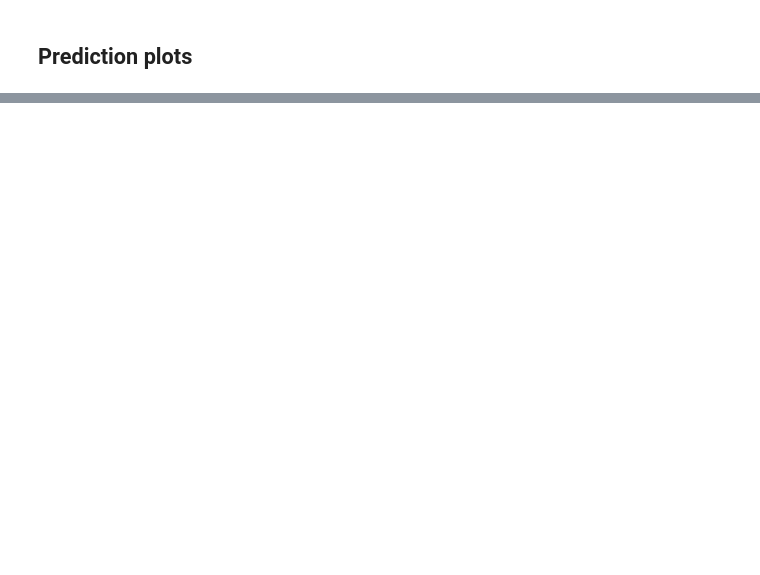
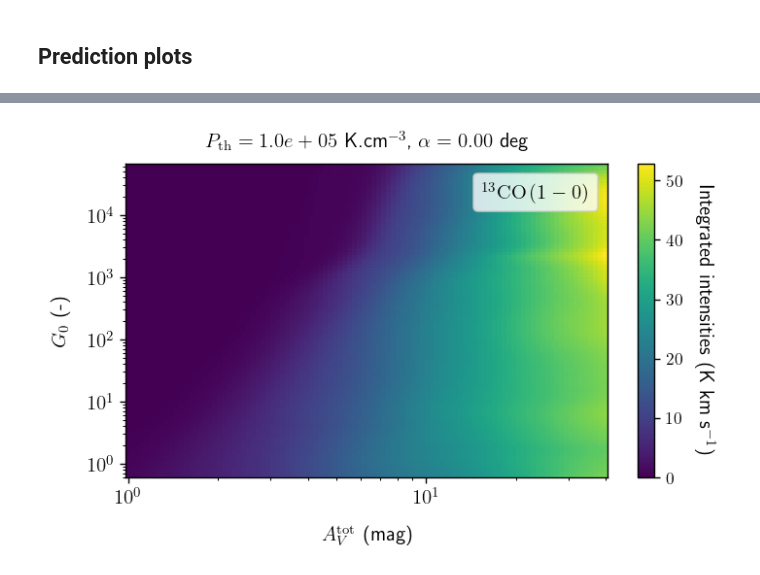
Before and after one commit to einigl/iram-30m-emir-obs-info, a Jupyter notebook: examples/meudonpdr.ipynb, the cells around one changed output, grey strips where cells are left out. Saved outputs shown, nothing was run; the diff lists cells and outputs as text; code cells hidden in the pictures; blank space fills up the shorter version.

```diff
--- a/examples/meudonpdr.ipynb
+++ b/examples/meudonpdr.ipynb
@@ -75,0 +151,17 @@ meudonpdr.predict(df_params, lines)
+# %%
+line = "13c_o_j1__j0"
+# %%
+plt.figure(figsize=(6.4, 0.7*4.8), dpi=125)
+
+plotter.plot_slice(
+    line,
+    Av=None,
+    G0=None,
+    Pth=1e5,
+    angle=0,
+    logz=False,
+)
+
+plt.show()
+# %% [output]
+[figure, added]
```
Also changed, not shown: parts of 21 cells of this notebook, 8 other files.
